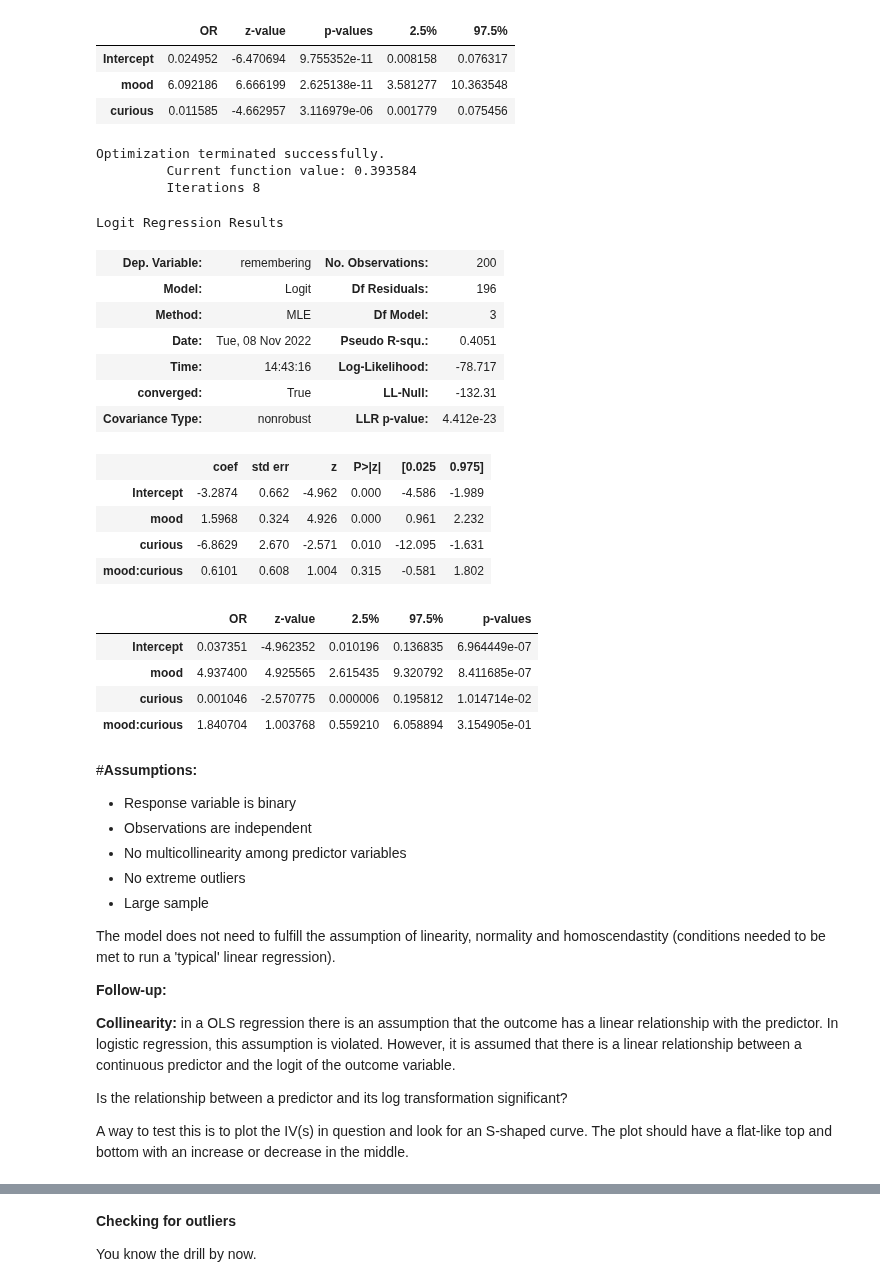
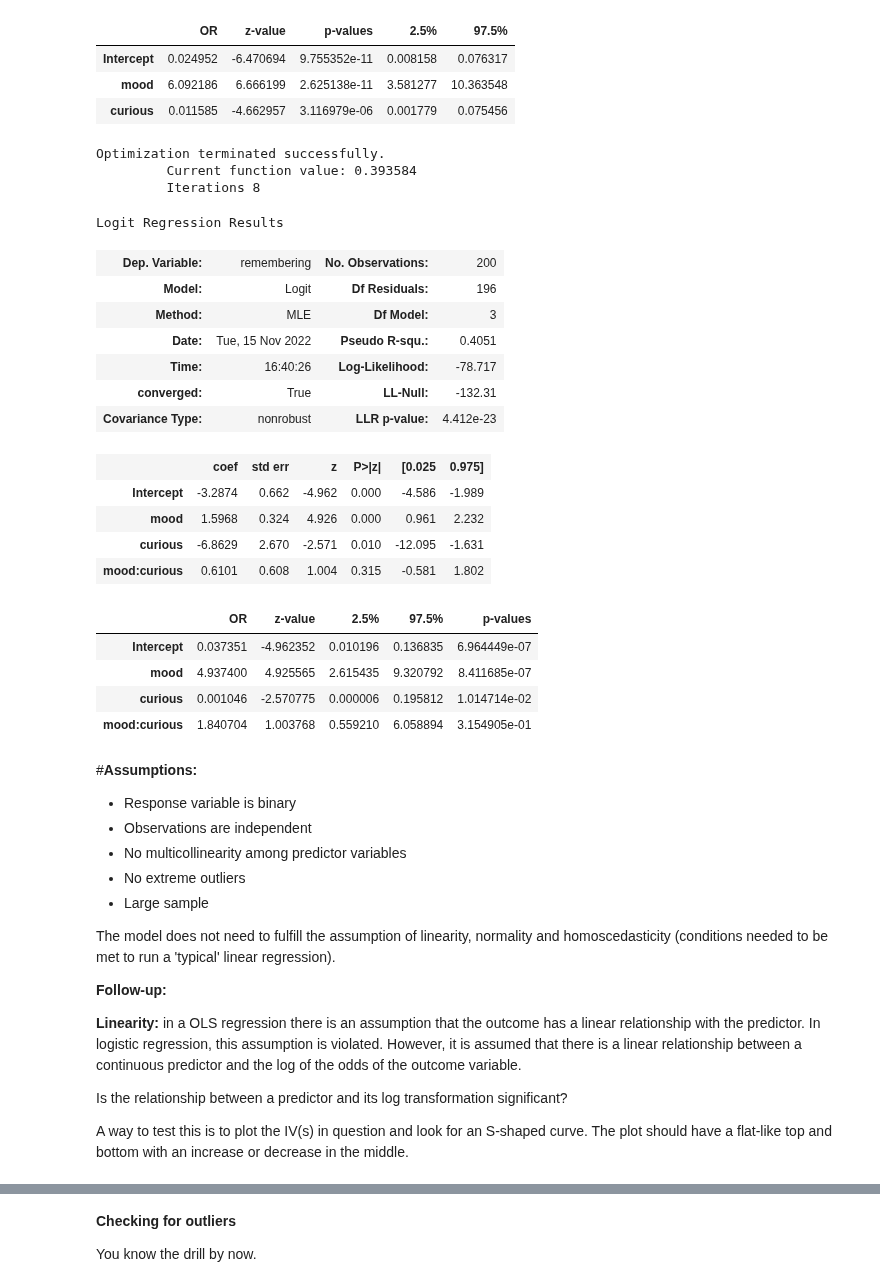
Before and after one commit to ia-nechaev/aqm2022, a Jupyter notebook: exercises_Logistic_regression.ipynb, the cells around one changed output, grey strips where cells are left out. Cells and saved outputs as stored; diff of their text form; code cells hidden in the pictures.

```diff
--- a/exercises_Logistic_regression.ipynb
+++ b/exercises_Logistic_regression.ipynb
@@ -103,8 +103,11 @@ So the odds of remembering after being curious is 6.54 higher than the odds of r
 import pandas as pd
 import numpy as np
 import statsmodels.formula.api as smf
+import statsmodels.api as sm
+import scipy
 
-mydata=pd.read_csv('https://raw.githubusercontent.com/ia-nechaev/aqm2022/main/data/log_curious.csv')
+
+df=pd.read_csv('https://raw.githubusercontent.com/ia-nechaev/aqm2022/main/data/log_curious.csv')
 df.info()
 # %% [output]
 <class 'pandas.core.frame.DataFrame'>
@@ -284,19 +287,19 @@ odds_ratio_cur_mood
 | mood | 6.092186 | 6.666199 | 2.625138e-11 | 3.581277 | 10.363548 |
 | curious | 0.011585 | -4.662957 | 3.116979e-06 | 0.001779 | 0.075456 |
 # %%
-from statsmodels.formula.api import logit
-log_cur_mood_interaction = logit('remembering ~ mood + curious + mood:curious', data = df).fit()
+
+log_cur_mood_interaction = smf.logit('remembering ~ mood + curious + mood:curious', data = df).fit()
 log_cur_mood_interaction.summary()
 # %% [output]
 Optimization terminated successfully.
          Current function value: 0.393584
          Iterations 8
 Logit Regression Results
 | Dep. Variable: | remembering | No. Observations: | 200 |
 | Model: | Logit | Df Residuals: | 196 |
 | Method: | MLE | Df Model: | 3 |
-| Date: | Tue, 08 Nov 2022 | Pseudo R-squ.: | 0.4051 |
-| Time: | 14:43:16 | Log-Likelihood: | -78.717 |
+| Date: | Tue, 15 Nov 2022 | Pseudo R-squ.: | 0.4051 |
+| Time: | 16:40:26 | Log-Likelihood: | -78.717 |
 | converged: | True | LL-Null: | -132.31 |
 | Covariance Type: | nonrobust | LLR p-value: | 4.412e-23 |
 |  | coef | std err | z | P>|z| | [0.025 | 0.975] |
@@ -325,11 +328,11 @@ odds_ratio_cur_mood_interaction
 *   No extreme outliers
 *   Large sample
 
-The model does not need to fulfill the assumption of linearity, normality and homoscendastity (conditions needed to be met to run a 'typical' linear regression).
+The model does not need to fulfill the assumption of linearity, normality and homoscedasticity (conditions needed to be met to run a 'typical' linear regression).
 
 **Follow-up:**
 
-**Collinearity:** in a OLS regression there is an assumption that the outcome has a linear relationship with the predictor. In logistic regression, this assumption is violated. However, it is assumed that there is a linear relationship between a continuous predictor and the logit of the outcome variable.
+**Linearity:** in a OLS regression there is an assumption that the outcome has a linear relationship with the predictor. In logistic regression, this assumption is violated. However, it is assumed that there is a linear relationship between a continuous predictor and the log of the odds of the outcome variable.
 
 Is the relationship between a predictor and its log transformation significant?
 
```
Also changed, not shown: parts of 15 cells of this notebook.
